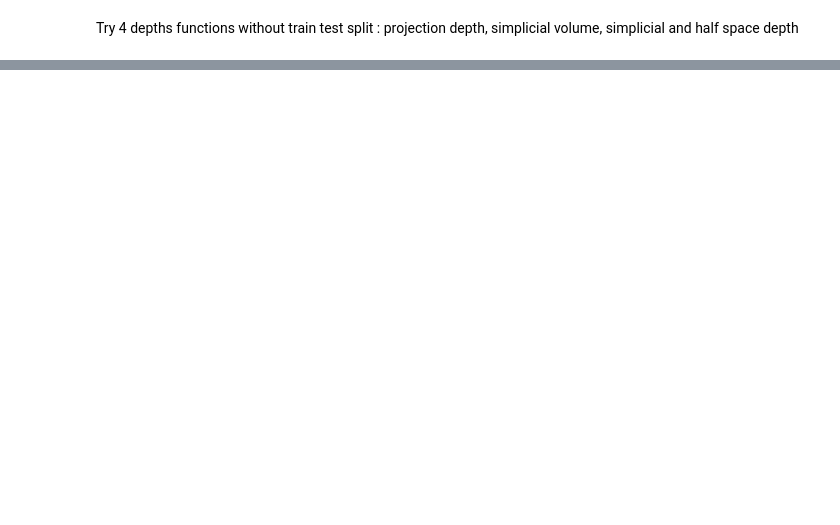
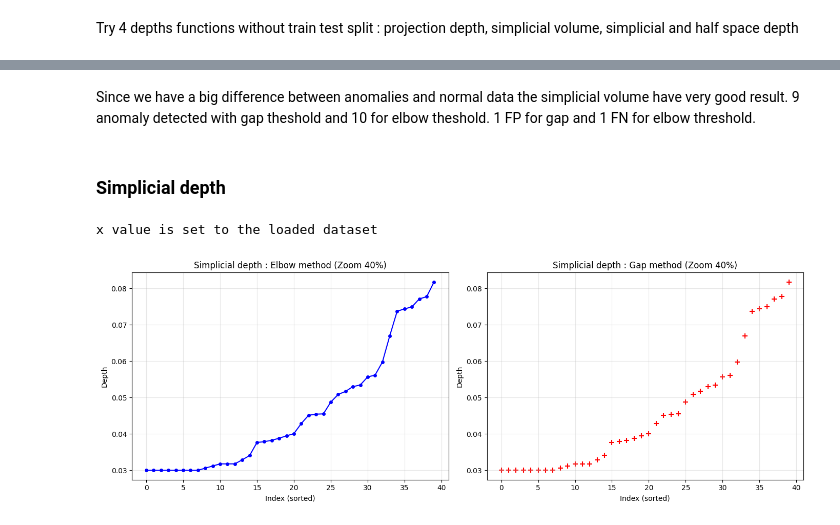
Before and after one commit to loanrottier/data_mining_project, a Jupyter notebook: depth_functions.ipynb, the cells around one changed output, grey strips where cells are left out. Saved outputs shown, nothing was run; the diff lists cells and outputs as text; code cells hidden in the pictures; blank space fills up the shorter version.

Commit message:
theshold et implémentation sur les données générées

```diff
--- a/depth_functions.ipynb
+++ b/depth_functions.ipynb
@@ -133,0 +192,43 @@ For Elbow method we can see thath at index 10-11 we have a change in points tend
+# %% [markdown]
+Since we have a big difference between anomalies and normal data the simplicial volume have very good result. 9 anomaly detected with gap theshold and 10 for elbow theshold. 1 FP for gap and 1 FN for elbow threshold.
+# %% [markdown]
+### Simplicial depth
+# %%
+model=DepthEucl().load_dataset(X_generated)
+depthX=model.simplicial(X_generated)
+
+# We evaluate the dataset itself (calculate the depth of X with respect to X)
+# exact=True is fast here because we are in 2D with few points
+depth_scores = model.simplicial(evaluate_dataset=True, exact=True)
+
+def plot_thresholds(scores):
+    # sorted scores
+    scores_sorted = np.sort(scores)
+
+    # Zoom on the lowest 40% to better see anomalies
+    n_zoom = int(len(scores) * 0.40)
+    scores_zoom = scores_sorted[:n_zoom]
+    index = np.arange(n_zoom)
+
+    fig, (ax1, ax2) = plt.subplots(1, 2, figsize=(14, 5))
+
+    # ELBOW plot
+    ax1.plot(index, scores_zoom, 'b-o', markersize=4)
+    ax1.set_title("Simplicial depth : Elbow method (Zoom 40%)")
+    ax1.set_xlabel("Index (sorted)")
+    ax1.set_ylabel("Depth")
+    ax1.grid(True, alpha=0.3)
+
+    # GAP plot
+    ax2.scatter(index, scores_zoom, c='red', marker='+', s=60)
+    ax2.set_title("Simplicial depth : Gap method (Zoom 40%)")
+    ax2.set_xlabel("Index (sorted)")
+    ax2.set_ylabel("Depth")
+    ax2.grid(True, alpha=0.3)
+
+    plt.tight_layout()
+    plt.show()
+plot_thresholds(depth_scores)
+# %% [output]
+x value is set to the loaded dataset
+[figure, added]
```
Also changed, not shown: parts of 15 cells of this notebook.
